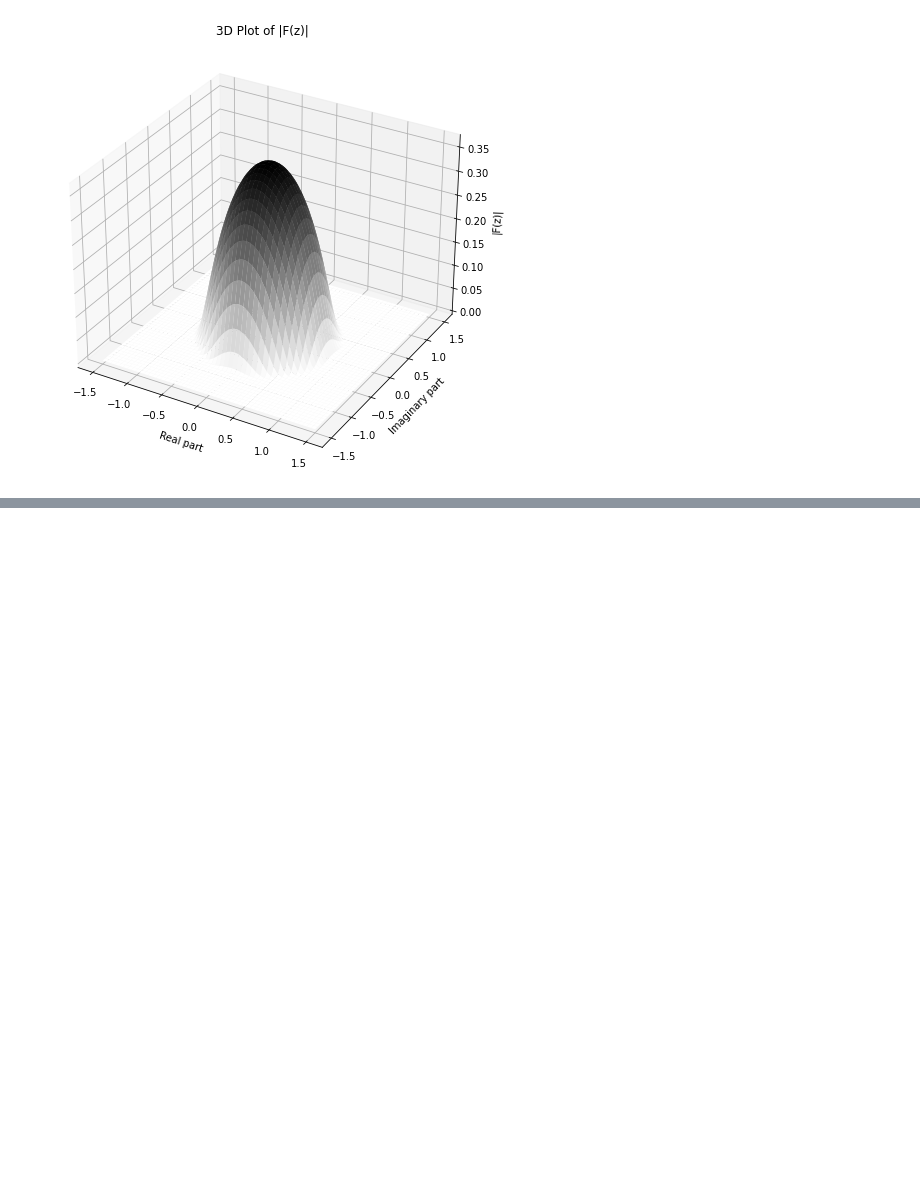
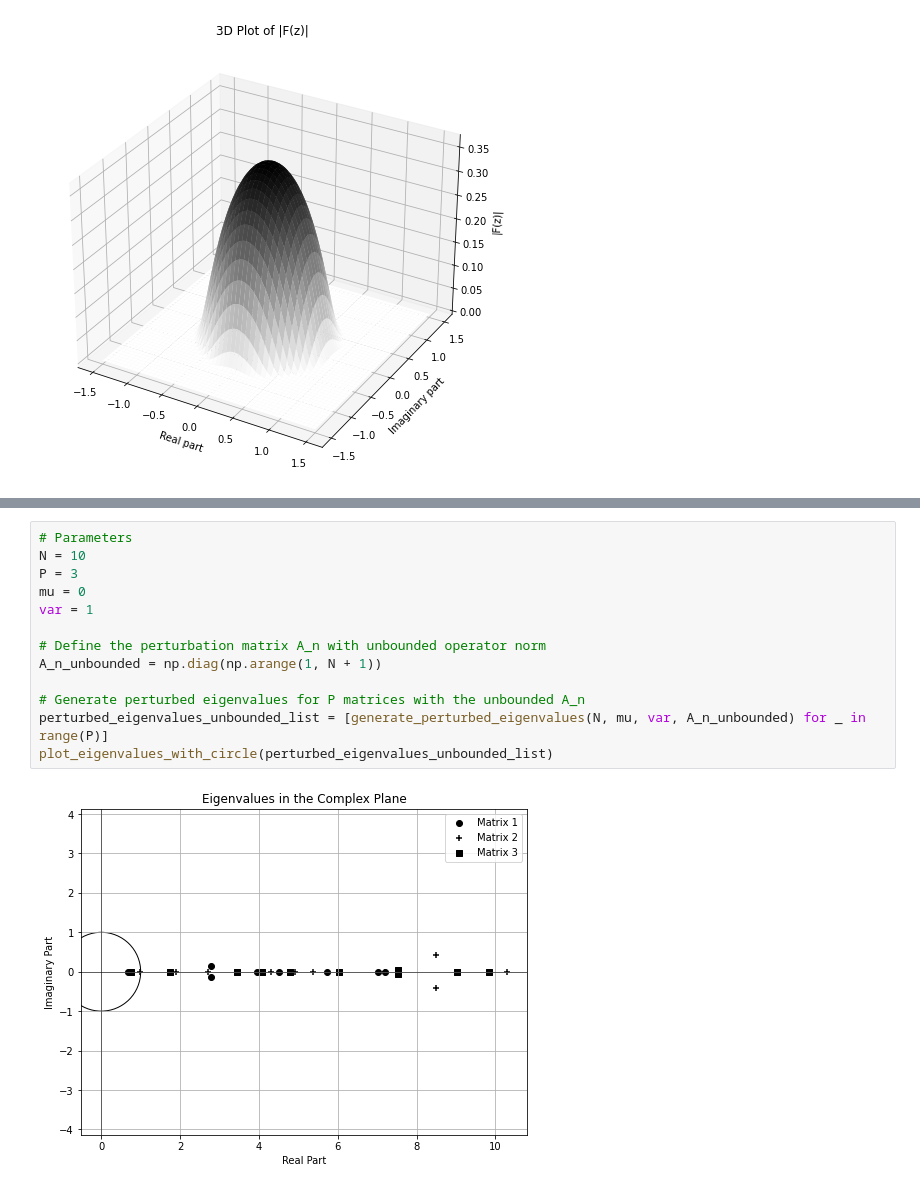
Before and after one commit to yuesha-yc/math246a-final-project, a Jupyter notebook: plots.ipynb, the cells around one changed output, grey strips where cells are left out. Drawn from its saved outputs; the diff is of its cells as text; blank space fills up the shorter version.

```diff
--- a/plots.ipynb
+++ b/plots.ipynb
@@ -40,0 +171,15 @@ plt.show()
+# %%
+# Parameters
+N = 10
+P = 3
+mu = 0
+var = 1
+
+# Define the perturbation matrix A_n with unbounded operator norm
+A_n_unbounded = np.diag(np.arange(1, N + 1))
+
+# Generate perturbed eigenvalues for P matrices with the unbounded A_n
+perturbed_eigenvalues_unbounded_list = [generate_perturbed_eigenvalues(N, mu, var, A_n_unbounded) for _ in range(P)]
+plot_eigenvalues_with_circle(perturbed_eigenvalues_unbounded_list)
+# %% [output]
+[figure, added]
```
Also changed, not shown: parts of 5 cells of this notebook.
